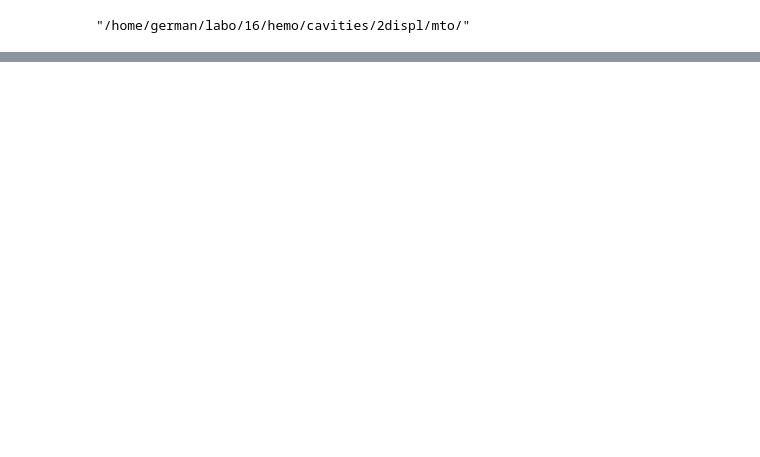
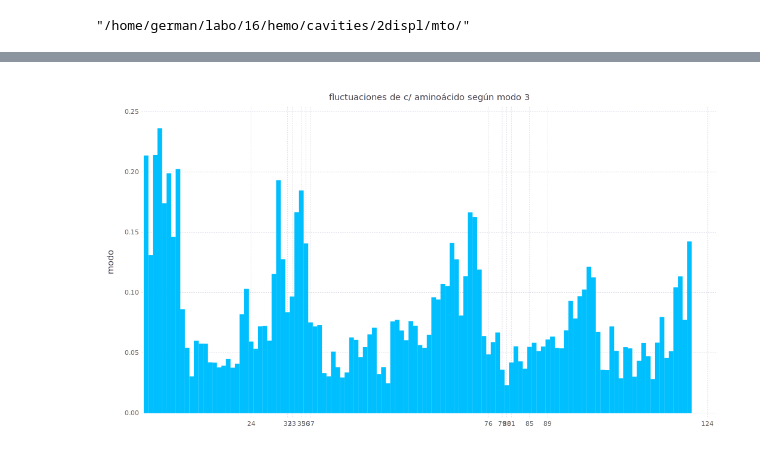
Before and after one commit to pgbarletta/hemo, a Jupyter notebook: src/gradient.ipynb, the cells around one changed output, grey strips where cells are left out. Cells and saved outputs as stored; diff of their text form; code cells hidden in the pictures; blank space fills up the shorter version.

```diff
--- a/src/gradient.ipynb
+++ b/src/gradient.ipynb
@@ -9,3 +9,12 @@ using Distributions
 using Bio
 using MIToS.PDB
 set_default_plot_size(28cm, 16cm)
+# %%
+function tognm(vtor_anm)
+    vtor_gnm = Array{Float64}(convert(Int64, length(vtor_anm)/3));
+    vtor_anm =  vtor_anm.^2
+    for i=1:convert(Int64, length(vtor_anm)/3)
+        vtor_gnm[i] = sqrt(vtor_anm[i*3-2] + vtor_anm[i*3-1] + vtor_anm[i*3])
+    end
+    return vtor_gnm
+end
@@ -220,0 +371,17 @@ plot(y=(1./(evals_mto[1:50]/evals_mto[1])))
+# %%
+# corto: modo 3
+# portal: modo 4
+# largo: modo 1, 4
+gnm_1 = tognm(modes[:, 1])
+gnm_3 = tognm(modes[:, 3])
+gnm_4 = tognm(modes[:, 4]);
+
+df_vec_pocket_gnm_1 = DataFrame(modo = gnm_3)
+plot(df_vec_pocket_gnm_1,
+y="modo",
+Geom.bar(position=:dodge),
+Guide.Title("fluctuaciones de c/ aminoácido según modo 3"),
+Coord.Cartesian(xmin=1, xmax=125),
+Guide.xticks(ticks = wall_resi_pocket_1, orientation=:horizontal))
+# %% [output]
+[figure, added]
```
Also changed, not shown: parts of 21 cells of this notebook, 15 other files.
